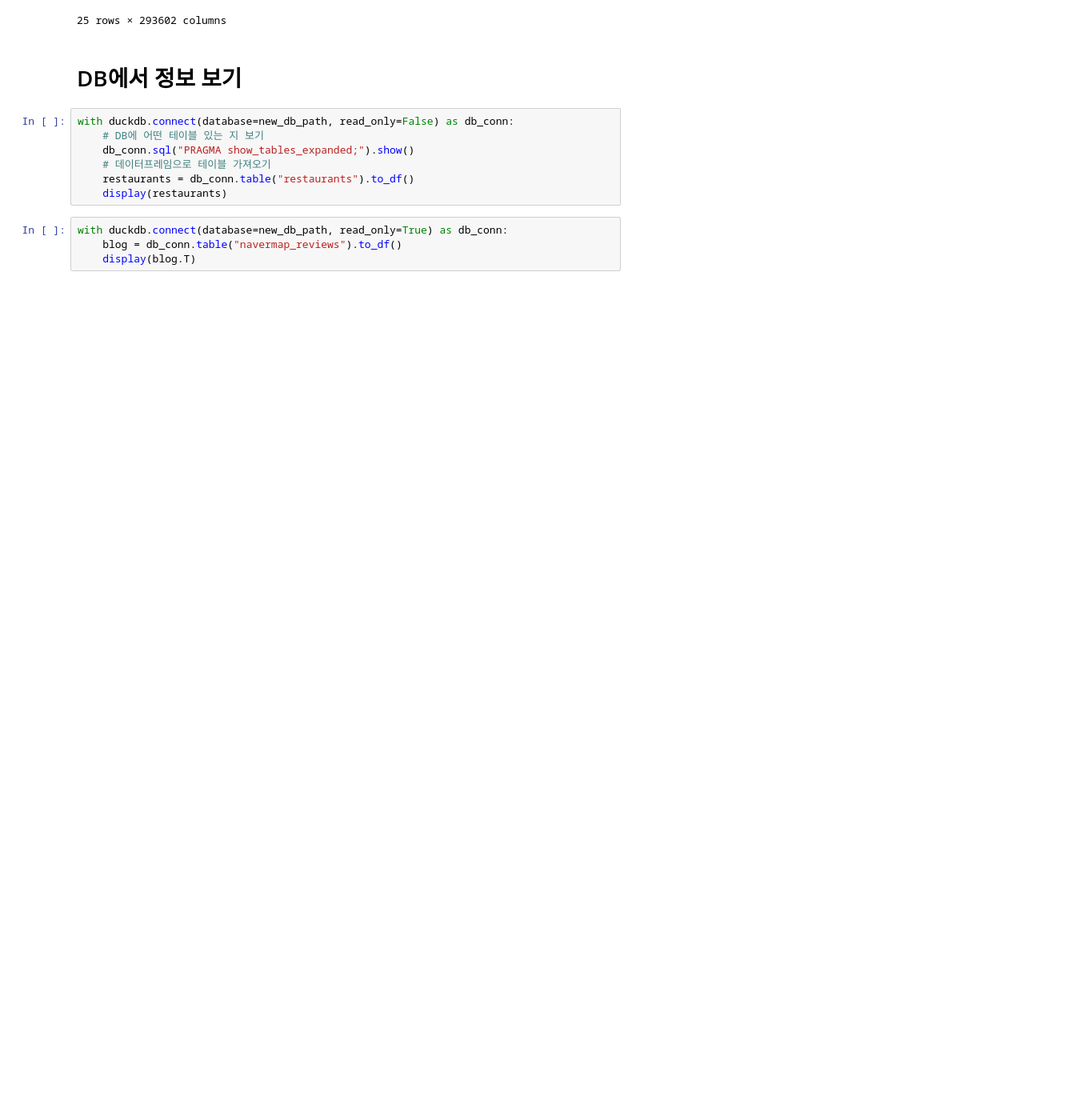
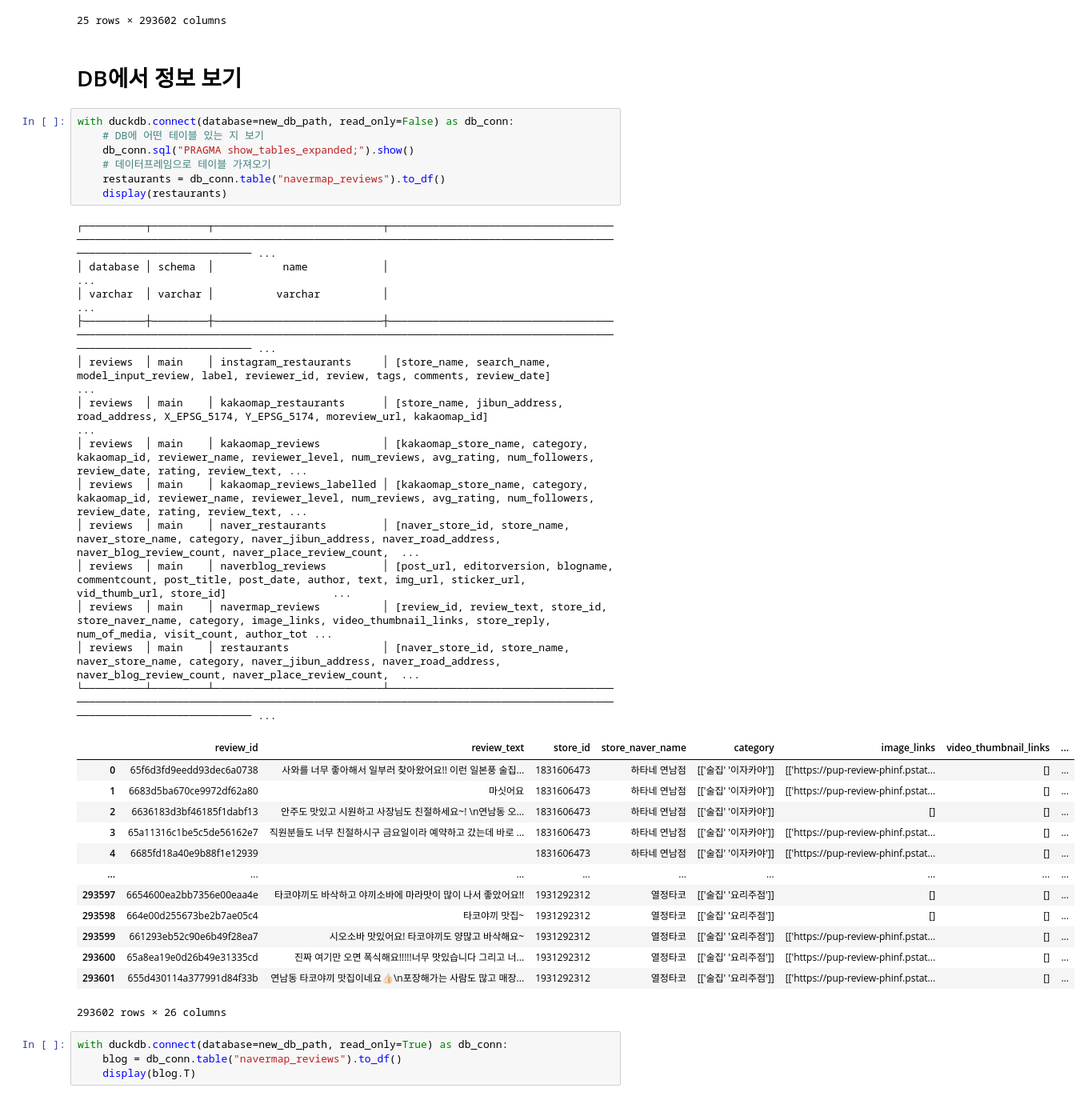
Before and after one commit to haemilia/real_matjib_code, a Jupyter notebook: DB/create_db.ipynb, the cells around one changed output. Shown: that part at 80% size. Drawn from its saved outputs; the diff is of its cells as text; blank space fills up the shorter version.

```diff
--- a/DB/create_db.ipynb
+++ b/DB/create_db.ipynb
@@ -62,10 +70,37 @@ with duckdb.connect(database=local_db_path) as conn:
 # %%
 with duckdb.connect(database=new_db_path, read_only=False) as db_conn:
     # DB에 어떤 테이블 있는 지 보기
     db_conn.sql("PRAGMA show_tables_expanded;").show()
     # 데이터프레임으로 테이블 가져오기
-    restaurants = db_conn.table("restaurants").to_df()
+    restaurants = db_conn.table("navermap_reviews").to_df()
     display(restaurants)
+# %% [output]
+┌──────────┬─────────┬───────────────────────────┬────────────────────────────────────────────────────────────────────────────────────────────────────────────────────────────────────────────────────── ...
+│ database │ schema  │           name            │                                                                                                                                                       ...
+│ varchar  │ varchar │          varchar          │                                                                                                                                                       ...
+├──────────┼─────────┼───────────────────────────┼────────────────────────────────────────────────────────────────────────────────────────────────────────────────────────────────────────────────────── ...
+│ reviews  │ main    │ instagram_restaurants     │ [store_name, search_name, model_input_review, label, reviewer_id, review, tags, comments, review_date]                                                ...
+│ reviews  │ main    │ kakaomap_restaurants      │ [store_name, jibun_address, road_address, X_EPSG_5174, Y_EPSG_5174, moreview_url, kakaomap_id]                                                        ...
+│ reviews  │ main    │ kakaomap_reviews          │ [kakaomap_store_name, category, kakaomap_id, reviewer_name, reviewer_level, num_reviews, avg_rating, num_followers, review_date, rating, review_text, ...
+│ reviews  │ main    │ kakaomap_reviews_labelled │ [kakaomap_store_name, category, kakaomap_id, reviewer_name, reviewer_level, num_reviews, avg_rating, num_followers, review_date, rating, review_text, ...
+│ reviews  │ main    │ naver_restaurants         │ [naver_store_id, store_name, naver_store_name, category, naver_jibun_address, naver_road_address, naver_blog_review_count, naver_place_review_count,  ...
+│ reviews  │ main    │ naverblog_reviews         │ [post_url, editorversion, blogname, commentcount, post_title, post_date, author, text, img_url, sticker_url, vid_thumb_url, store_id]                 ...
+│ reviews  │ main    │ navermap_reviews          │ [review_id, review_text, store_id, store_naver_name, category, image_links, video_thumbnail_links, store_reply, num_of_media, visit_count, author_tot ...
+│ reviews  │ main    │ restaurants               │ [naver_store_id, store_name, naver_store_name, category, naver_jibun_address, naver_road_address, naver_blog_review_count, naver_place_review_count,  ...
+└──────────┴─────────┴───────────────────────────┴────────────────────────────────────────────────────────────────────────────────────────────────────────────────────────────────────────────────────── ...
+|  | review_id | review_text | store_id | store_naver_name | category | image_links | video_thumbnail_links | ... |
+| 0 | 65f6d3fd9eedd93dec6a0738 | 사와를 너무 좋아해서 일부러 찾아왔어요!! 이런 일본풍 술집... | 1831606473 | 하타네 연남점 | [['술집' '이자카야']] | [['https://pup-review-phinf.pstat... | [] | ... |
+| 1 | 6683d5ba670ce9972df62a80 | 마싯어요 | 1831606473 | 하타네 연남점 | [['술집' '이자카야']] | [['https://pup-review-phinf.pstat... | [] | ... |
+| 2 | 6636183d3bf46185f1dabf13 | 안주도 맛있고 시원하고 사장님도 친절하세요~! \n연남동 오... | 1831606473 | 하타네 연남점 | [['술집' '이자카야']] | [] | [] | ... |
+| 3 | 65a11316c1be5c5de56162e7 | 직원분들도 너무 친절하시구 금요일이라 예약하고 갔는데 바로 ... | 1831606473 | 하타네 연남점 | [['술집' '이자카야']] | [['https://pup-review-phinf.pstat... | [] | ... |
+| 4 | 6685fd18a40e9b88f1e12939 |  | 1831606473 | 하타네 연남점 | [['술집' '이자카야']] | [['https://pup-review-phinf.pstat... | [] | ... |
+| ... | ... | ... | ... | ... | ... | ... | ... | ... |
+| 293597 | 6654600ea2bb7356e00eaa4e | 타코야끼도 바삭하고 야끼소바에 마라맛이 많이 나서 좋았어요!! | 1931292312 | 열정타코 | [['술집' '요리주점']] | [] | [] | ... |
+| 293598 | 664e00d255673be2b7ae05c4 | 타코야끼 맛집~ | 1931292312 | 열정타코 | [['술집' '요리주점']] | [] | [] | ... |
+| 293599 | 661293eb52c90e6b49f28ea7 | 시오소바 맛있어요! 타코야끼도 양많고 바삭해요~ | 1931292312 | 열정타코 | [['술집' '요리주점']] | [['https://pup-review-phinf.pstat... | [] | ... |
+| 293600 | 65a8ea19e0d26b49e31335cd | 진짜 여기만 오면 폭식해요!!!!!너무 맛있습니다 그리고 너... | 1931292312 | 열정타코 | [['술집' '요리주점']] | [['https://pup-review-phinf.pstat... | [] | ... |
+| 293601 | 655d430114a377991d84f33b | 연남동 타코야끼 맛집이네요👍🏻\n포장해가는 사람도 많고 매장... | 1931292312 | 열정타코 | [['술집' '요리주점']] | [['https://pup-review-phinf.pstat... | [] | ... |
+293602 rows × 26 columns
 # %%
 with duckdb.connect(database=new_db_path, read_only=True) as db_conn:
     blog = db_conn.table("navermap_reviews").to_df()
```
Also changed, not shown: parts of 1 cell of this notebook, 1 other file.
